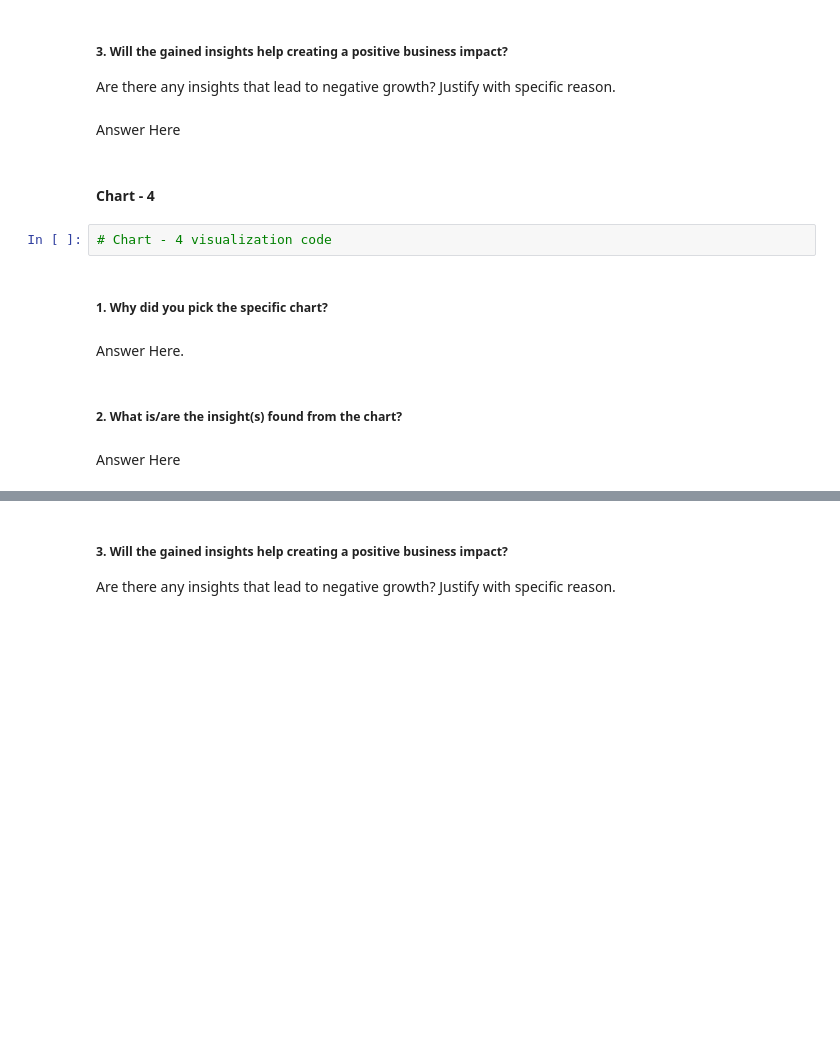
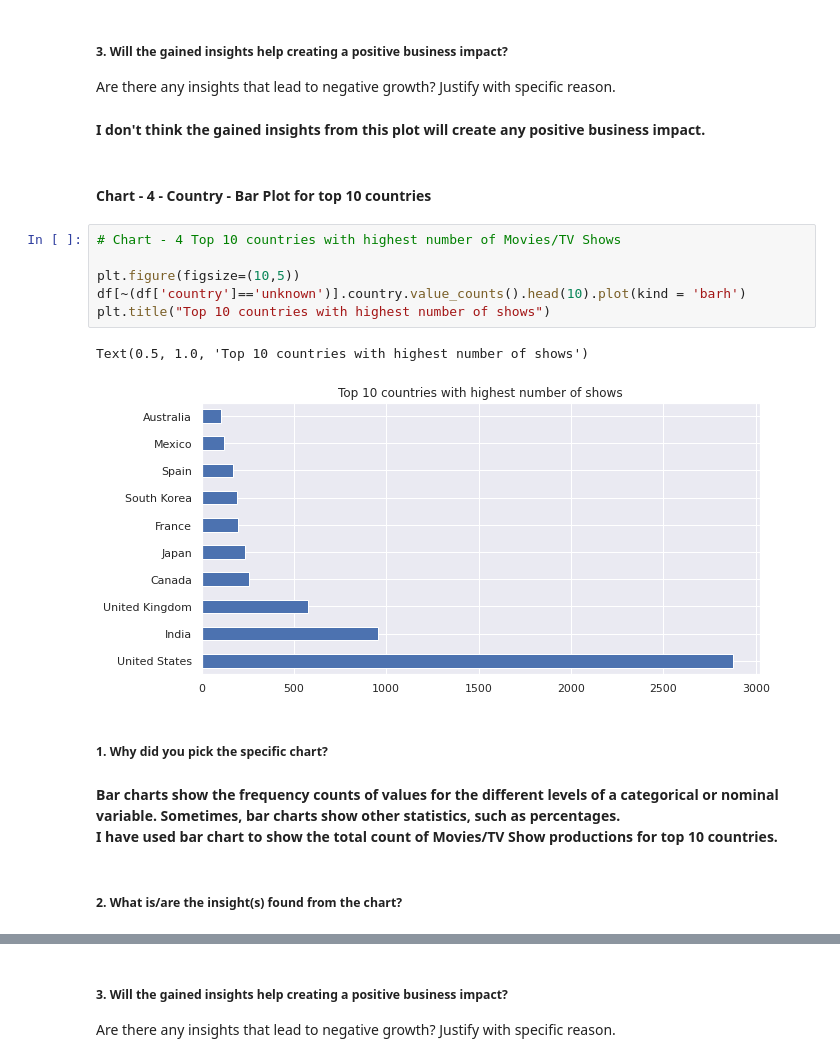
Before and after one commit to iamNirmeshGupta/Netflix-Movies-And-TV-Shows-Clustering, a Jupyter notebook: Netflix_Movies_And_TV_Shows_Clustering_Nirmesh_Gupta_Unsupervised_Capstone_Project.ipynb, the cells around one changed output, grey strips where cells are left out. Cells and saved outputs as stored; diff of their text form; blank space fills up the shorter version.

```diff
--- a/Netflix_Movies_And_TV_Shows_Clustering_Nirmesh_Gupta_Unsupervised_Capstone_Project.ipynb
+++ b/Netflix_Movies_And_TV_Shows_Clustering_Nirmesh_Gupta_Unsupervised_Capstone_Project.ipynb
@@ -666,17 +695,23 @@ Answer Here
 # %% [markdown]
 ##### 3. Will the gained insights help creating a positive business impact?
 Are there any insights that lead to negative growth? Justify with specific reason.
-# %% [markdown]
-Answer Here
+# %% [markdown]
+**I don't think the gained insights from this plot will create any positive business impact.**
 # %% [markdown]
-#### Chart - 4
+#### Chart - 4 - Country - Bar Plot for top 10 countries
-# %%
-# Chart - 4 visualization code
+# %%
+# Chart - 4 Top 10 countries with highest number of Movies/TV Shows
+
+plt.figure(figsize=(10,5))
+df[~(df['country']=='unknown')].country.value_counts().head(10).plot(kind = 'barh')
+plt.title("Top 10 countries with highest number of shows")
+# %% [output]
+Text(0.5, 1.0, 'Top 10 countries with highest number of shows')
+[figure, added]
 # %% [markdown]
 ##### 1. Why did you pick the specific chart?
-# %% [markdown]
-Answer Here.
+# %% [markdown]
+**Bar charts show the frequency counts of values for the different levels of a categorical or nominal variable. Sometimes, bar charts show other statistics, such as percentages.** \
+**I have used bar chart to show the total count of Movies/TV Show productions for top 10 countries.**
 # %% [markdown]
 ##### 2. What is/are the insight(s) found from the chart?
-# %% [markdown]
-Answer Here
```
Also changed, not shown: parts of 66 cells of this notebook.
